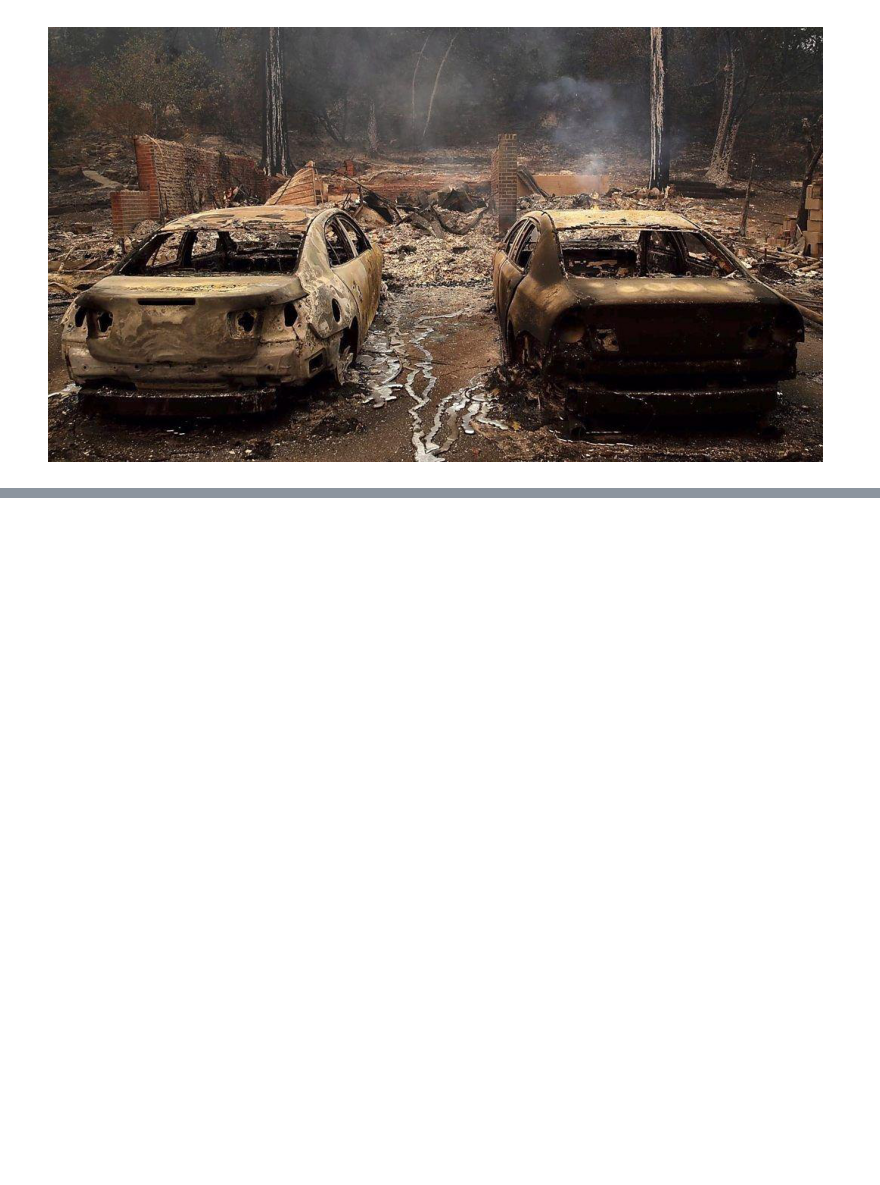
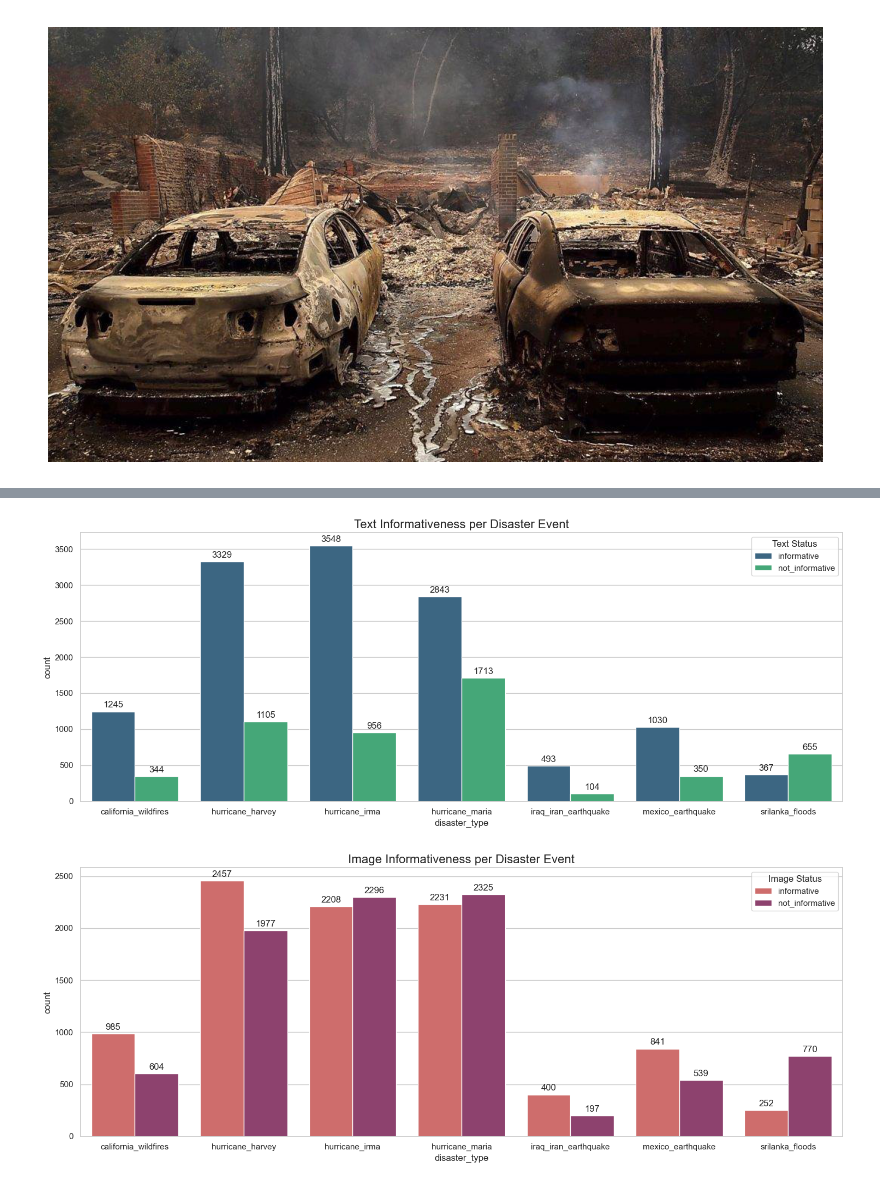
Before and after one commit to Data-Mining-Project-Group/crisisMMDplusplus, a Jupyter notebook: project_main.ipynb, the cells around one changed output, grey strips where cells are left out. Drawn from its saved outputs; the diff is of its cells as text; code cells hidden in the pictures; blank space fills up the shorter version.

```diff
--- a/project_main.ipynb
+++ b/project_main.ipynb
@@ -295,0 +364,33 @@ Number of duplicate Images: 486
+# %%
+
+#text informativenss event wise
+plt.figure(figsize=(15, 6))
+
+ax = sns.countplot(data=master_df, x='disaster_type', hue='text_info', palette='viridis')
+
+for container in ax.containers:
+    ax.bar_label(container, padding=3)
+
+plt.title('Text Informativeness per Disaster Event', fontsize=16)
+plt.legend(title='Text Status', loc='upper right')
+
+plt.tight_layout()
+plt.show()
+
+
+# image informativeness based on events
+plt.figure(figsize=(15, 6))
+
+ax = sns.countplot(data=master_df, x='disaster_type', hue='image_info', palette='flare')
+
+for container in ax.containers:
+    ax.bar_label(container, padding=3)
+
+plt.title('Image Informativeness per Disaster Event', fontsize=16)
+plt.legend(title='Image Status', loc='upper right')
+
+plt.tight_layout()
+plt.show()
+# %% [output]
+[figure, added]
+[figure, added]
```
Also changed, not shown: parts of 8 cells of this notebook.
